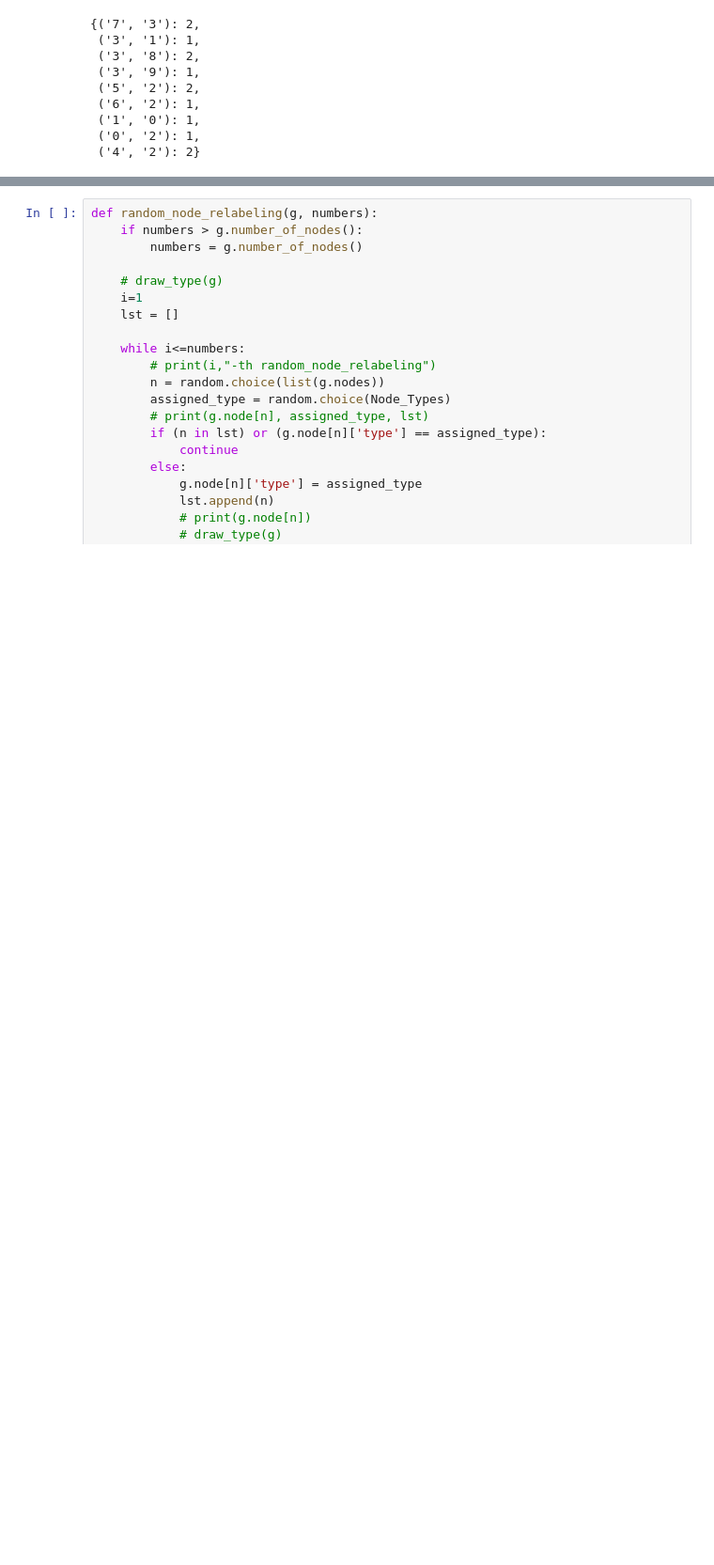
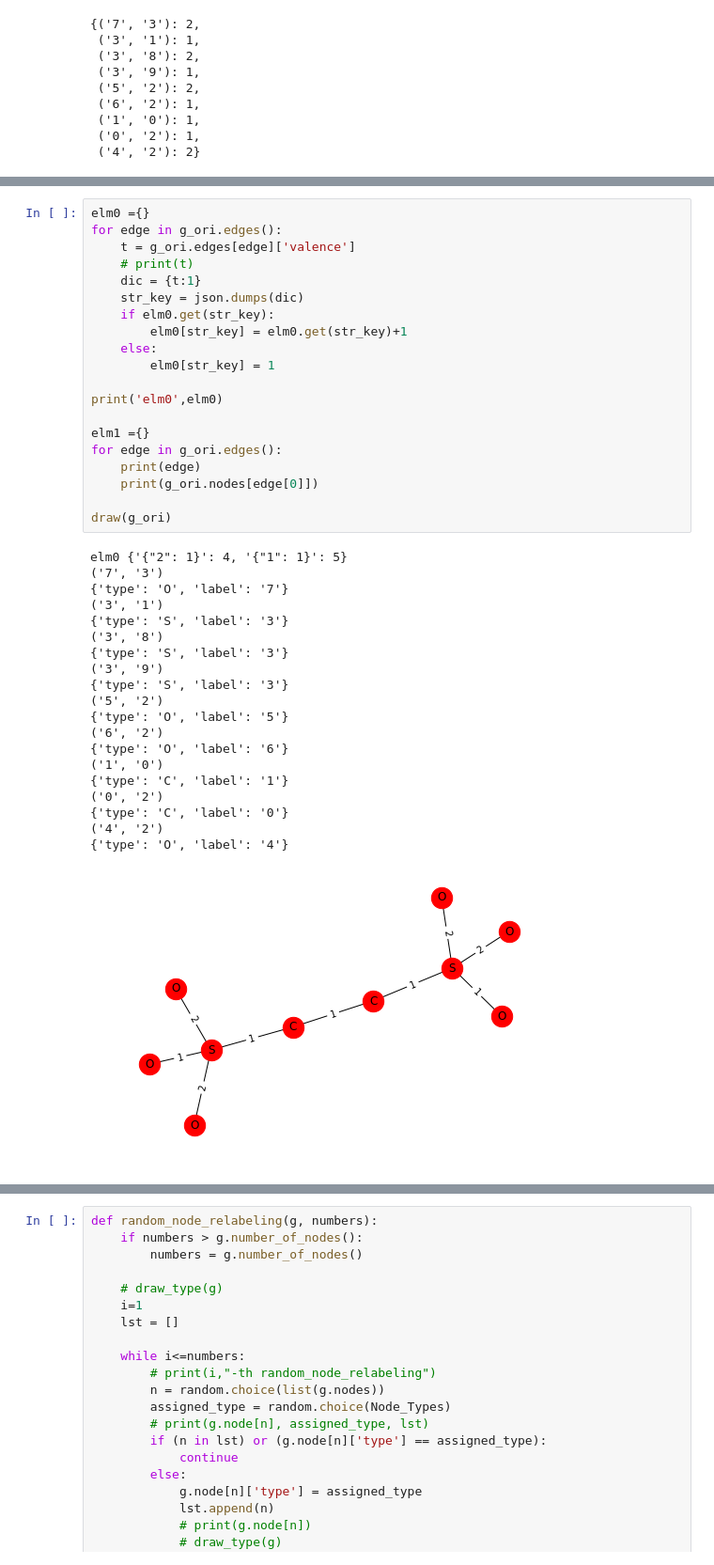
Before and after one commit to 519045752/TagSim, a Jupyter notebook: GPC.ipynb, the cells around one changed output, grey strips where cells are left out. Shown at 94% size. Cells and saved outputs as stored; diff of their text form; blank space fills up the shorter version.

```diff
--- a/GPC.ipynb
+++ b/GPC.ipynb
@@ -191,0 +217,41 @@ draw(g_ori)
+# %%
+elm0 ={}
+for edge in g_ori.edges():
+    t = g_ori.edges[edge]['valence']
+    # print(t)
+    dic = {t:1}
+    str_key = json.dumps(dic)
+    if elm0.get(str_key):
+        elm0[str_key] = elm0.get(str_key)+1
+    else:
+        elm0[str_key] = 1
+
+print('elm0',elm0)
+
+elm1 ={}
+for edge in g_ori.edges():
+    print(edge)
+    print(g_ori.nodes[edge[0]])
+
+draw(g_ori)
+# %% [output]
+elm0 {'{"2": 1}': 4, '{"1": 1}': 5}
+('7', '3')
+{'type': 'O', 'label': '7'}
+('3', '1')
+{'type': 'S', 'label': '3'}
+('3', '8')
+{'type': 'S', 'label': '3'}
+('3', '9')
+{'type': 'S', 'label': '3'}
+('5', '2')
+{'type': 'O', 'label': '5'}
+('6', '2')
+{'type': 'O', 'label': '6'}
+('1', '0')
+{'type': 'C', 'label': '1'}
+('0', '2')
+{'type': 'C', 'label': '0'}
+('4', '2')
+{'type': 'O', 'label': '4'}
+[figure, added]
```
Also changed, not shown: parts of 8 cells of this notebook.
